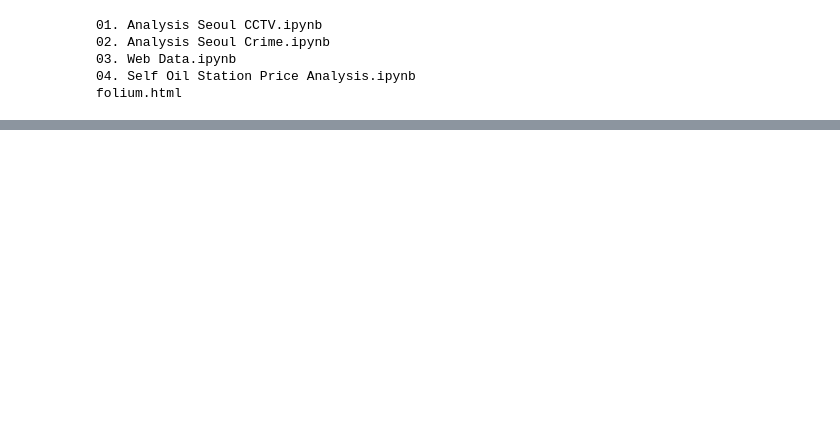
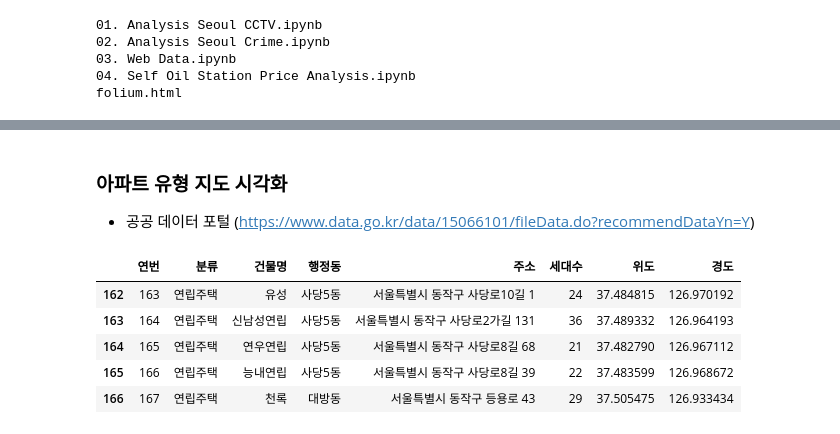
Before and after one commit to offpython/EDA, a Jupyter notebook: 02. Analysis Seoul Crime.ipynb, the cells around one changed output, grey strips where cells are left out. Saved outputs shown, nothing was run; the diff lists cells and outputs as text; code cells hidden in the pictures; blank space fills up the shorter version.

```diff
--- a/02. Analysis Seoul Crime.ipynb
+++ b/02. Analysis Seoul Crime.ipynb
@@ -1705,0 +1916,3 @@ folium.html
+# %% [markdown]
+### 아파트 유형 지도 시각화
+- 공공 데이터 포털 (https://www.data.go.kr/data/15066101/fileData.do?recommendDataYn=Y)
@@ -1705,0 +1921,10 @@ folium.html
+# %%
+df = pd.read_csv("../data/02. 서울특별시 동작구_주택유형별 위치 정보 및 세대수 현황_20210825.csv", encoding='cp949')
+df.tail()
+# %% [output]
+|  | 연번 | 분류 | 건물명 | 행정동 | 주소 | 세대수 | 위도 | 경도 |
+| 162 | 163 | 연립주택 | 유성 | 사당5동 | 서울특별시 동작구 사당로10길 1 | 24 | 37.484815 | 126.970192 |
+| 163 | 164 | 연립주택 | 신남성연립 | 사당5동 | 서울특별시 동작구 사당로2가길 131 | 36 | 37.489332 | 126.964193 |
+| 164 | 165 | 연립주택 | 연우연립 | 사당5동 | 서울특별시 동작구 사당로8길 68 | 21 | 37.482790 | 126.967112 |
+| 165 | 166 | 연립주택 | 능내연립 | 사당5동 | 서울특별시 동작구 사당로8길 39 | 22 | 37.483599 | 126.968672 |
+| 166 | 167 | 연립주택 | 천록 | 대방동 | 서울특별시 동작구 등용로 43 | 29 | 37.505475 | 126.933434 |
```
Also changed, not shown: parts of 32 cells of this notebook.
